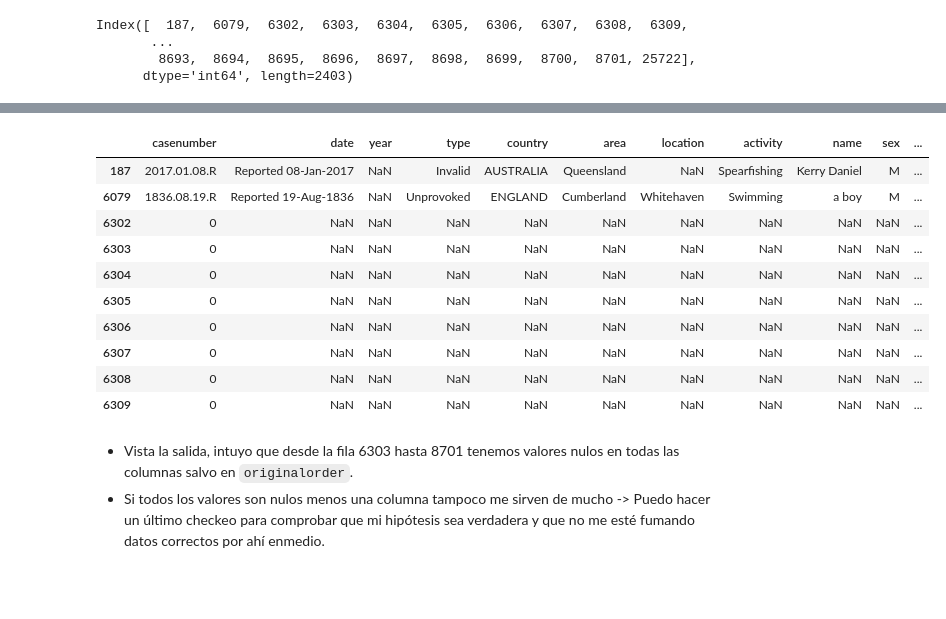
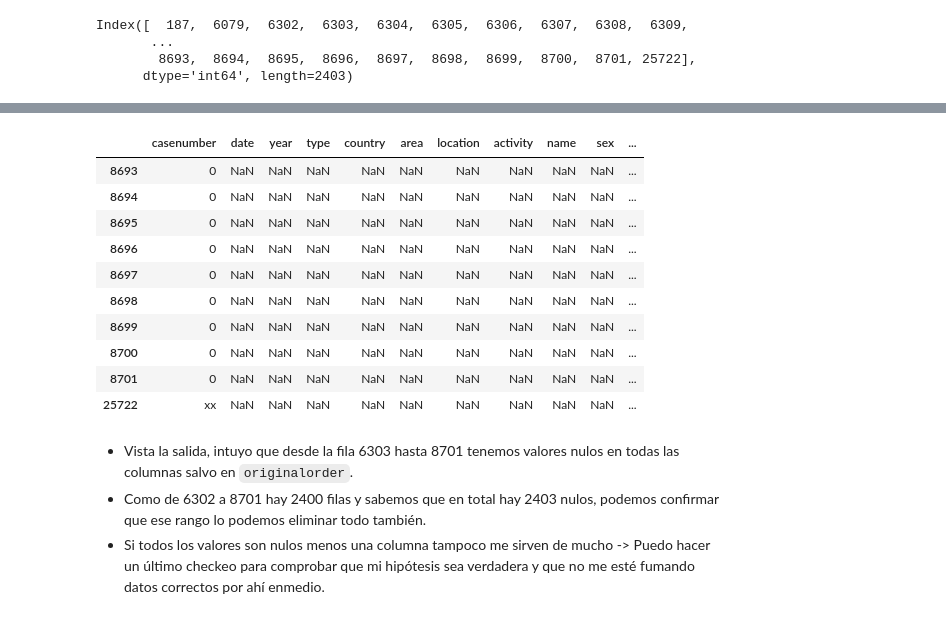
Before and after one commit to Jacobomb/PandasProjectJMB, a Jupyter notebook: notebooks/clean.ipynb, the cells around one changed output, grey strips where cells are left out. Cells and saved outputs as stored; diff of their text form; code cells hidden in the pictures; blank space fills up the shorter version.

Commit message:
Filas bajadas a 6305 - justificando nans que quedan

```diff
--- a/notebooks/clean.ipynb
+++ b/notebooks/clean.ipynb
@@ -162,17 +176,18 @@ Index([  187,  6079,  6302,  6303,  6304,  6305,  6306,  6307,  6308,  6309,
 # %%
-data.loc[yearsnulos].head(10)
+data.loc[yearsnulos].tail(10)
 # %% [output]
 |  | casenumber | date | year | type | country | area | location | activity | name | sex | ... |
-| 187 | 2017.01.08.R | Reported 08-Jan-2017 | NaN | Invalid | AUSTRALIA | Queensland | NaN | Spearfishing | Kerry Daniel | M | ... |
-| 6079 | 1836.08.19.R | Reported 19-Aug-1836 | NaN | Unprovoked | ENGLAND | Cumberland | Whitehaven | Swimming | a boy | M | ... |
-| 6302 | 0 | NaN | NaN | NaN | NaN | NaN | NaN | NaN | NaN | NaN | ... |
-| 6303 | 0 | NaN | NaN | NaN | NaN | NaN | NaN | NaN | NaN | NaN | ... |
-| 6304 | 0 | NaN | NaN | NaN | NaN | NaN | NaN | NaN | NaN | NaN | ... |
-| 6305 | 0 | NaN | NaN | NaN | NaN | NaN | NaN | NaN | NaN | NaN | ... |
-| 6306 | 0 | NaN | NaN | NaN | NaN | NaN | NaN | NaN | NaN | NaN | ... |
-| 6307 | 0 | NaN | NaN | NaN | NaN | NaN | NaN | NaN | NaN | NaN | ... |
-| 6308 | 0 | NaN | NaN | NaN | NaN | NaN | NaN | NaN | NaN | NaN | ... |
-| 6309 | 0 | NaN | NaN | NaN | NaN | NaN | NaN | NaN | NaN | NaN | ... |
+| 8693 | 0 | NaN | NaN | NaN | NaN | NaN | NaN | NaN | NaN | NaN | ... |
+| 8694 | 0 | NaN | NaN | NaN | NaN | NaN | NaN | NaN | NaN | NaN | ... |
+| 8695 | 0 | NaN | NaN | NaN | NaN | NaN | NaN | NaN | NaN | NaN | ... |
+| 8696 | 0 | NaN | NaN | NaN | NaN | NaN | NaN | NaN | NaN | NaN | ... |
+| 8697 | 0 | NaN | NaN | NaN | NaN | NaN | NaN | NaN | NaN | NaN | ... |
+| 8698 | 0 | NaN | NaN | NaN | NaN | NaN | NaN | NaN | NaN | NaN | ... |
+| 8699 | 0 | NaN | NaN | NaN | NaN | NaN | NaN | NaN | NaN | NaN | ... |
+| 8700 | 0 | NaN | NaN | NaN | NaN | NaN | NaN | NaN | NaN | NaN | ... |
+| 8701 | 0 | NaN | NaN | NaN | NaN | NaN | NaN | NaN | NaN | NaN | ... |
+| 25722 | xx | NaN | NaN | NaN | NaN | NaN | NaN | NaN | NaN | NaN | ... |
 # %% [markdown]
 * Vista la salida, intuyo que desde la fila 6303 hasta 8701 tenemos valores nulos en todas las columnas salvo en `originalorder`.
- * Si todos los valores son nulos menos una columna tampoco me sirven de mucho -> Puedo hacer un último checkeo para comprobar que mi hipótesis sea verdadera y que no me esté fumando datos correctos por ahí enmedio.
+* Como de 6302 a 8701 hay 2400 filas y sabemos que en total hay 2403 nulos, podemos confirmar que ese rango lo podemos eliminar todo también.
+* Si todos los valores son nulos menos una columna tampoco me sirven de mucho -> Puedo hacer un último checkeo para comprobar que mi hipótesis sea verdadera y que no me esté fumando datos correctos por ahí enmedio.
```
Also changed, not shown: parts of 8 cells of this notebook.
